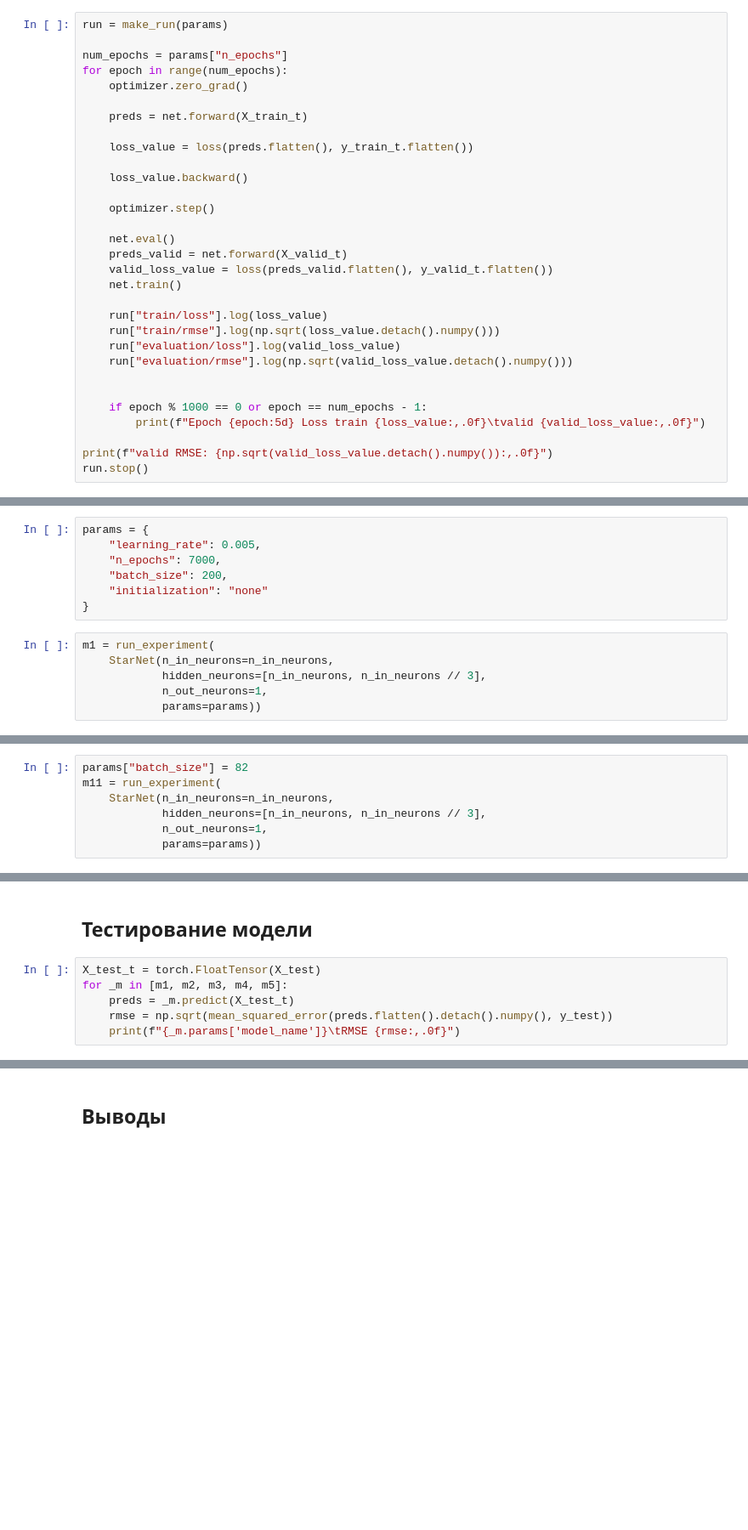
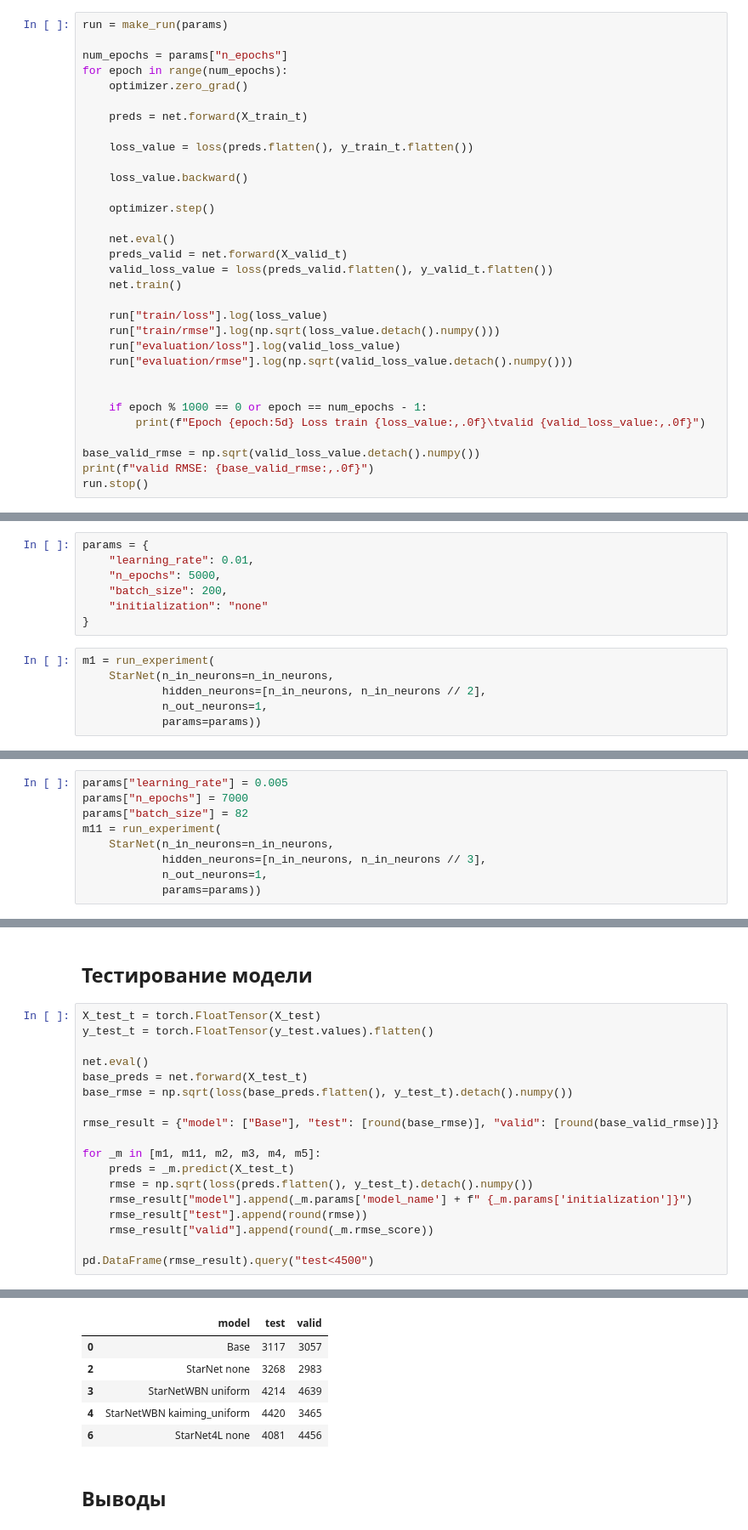
Before and after one commit to dimdasci/yp14-torch-nn-refression, a Jupyter notebook: notebooks/yp14-star-temperature-prediction.ipynb, the cells around one changed output, grey strips where cells are left out. Shown at 85% size. Drawn from its saved outputs; the diff is of its cells as text; blank space fills up the shorter version.

Commit message:
added test loop for all models

```diff
--- a/notebooks/yp14-star-temperature-prediction.ipynb
+++ b/notebooks/yp14-star-temperature-prediction.ipynb
@@ -1169,6 +1169,7 @@ for epoch in range(num_epochs):
     if epoch % 1000 == 0 or epoch == num_epochs - 1:
         print(f"Epoch {epoch:5d} Loss train {loss_value:,.0f}\tvalid {valid_loss_value:,.0f}")
 
-print(f"valid RMSE: {np.sqrt(valid_loss_value.detach().numpy()):,.0f}")
+base_valid_rmse = np.sqrt(valid_loss_value.detach().numpy())
+print(f"valid RMSE: {base_valid_rmse:,.0f}")
 run.stop()
 # %% [output]
@@ -1200,15 +1199,15 @@ def run_experiment(_model):
     return _model
 # %%
 params = {
-    "learning_rate": 0.005,
-    "n_epochs": 7000,
+    "learning_rate": 0.01,
+    "n_epochs": 5000,
     "batch_size": 200,
     "initialization": "none"
 }
 # %%
 m1 = run_experiment(
     StarNet(n_in_neurons=n_in_neurons,
-            hidden_neurons=[n_in_neurons, n_in_neurons // 3],
+            hidden_neurons=[n_in_neurons, n_in_neurons // 2],
             n_out_neurons=1,
             params=params))
 # %% [output]
@@ -1235,4 +1234,6 @@ https://app.neptune.ai/dimds/yp14-nn-regression/e/YPNNREG-153
 # %%
+params["learning_rate"] = 0.005
+params["n_epochs"] = 7000
 params["batch_size"] = 82
 m11 = run_experiment(
     StarNet(n_in_neurons=n_in_neurons,
@@ -1376,8 +1377,20 @@ https://app.neptune.ai/dimds/yp14-nn-regression/e/YPNNREG-158
 ## Тестирование модели
 # %%
 X_test_t = torch.FloatTensor(X_test)
-for _m in [m1, m2, m3, m4, m5]:
+y_test_t = torch.FloatTensor(y_test.values).flatten()
+
+net.eval()
+base_preds = net.forward(X_test_t)
+base_rmse = np.sqrt(loss(base_preds.flatten(), y_test_t).detach().numpy())
+
+rmse_result = {"model": ["Base"], "test": [round(base_rmse)], "valid": [round(base_valid_rmse)]}
+
+for _m in [m1, m11, m2, m3, m4, m5]:
     preds = _m.predict(X_test_t)
-    rmse = np.sqrt(mean_squared_error(preds.flatten().detach().numpy(), y_test))
-    print(f"{_m.params['model_name']}\tRMSE {rmse:,.0f}")
+    rmse = np.sqrt(loss(preds.flatten(), y_test_t).detach().numpy())
+    rmse_result["model"].append(_m.params['model_name'] + f" {_m.params['initialization']}")
+    rmse_result["test"].append(round(rmse))
+    rmse_result["valid"].append(round(_m.rmse_score))
+
+pd.DataFrame(rmse_result).query("test<4500")
 # %% [output]
@@ -1389,2 +1397,8 @@ StarNet4L       RMSE 3,938
+|  | model | test | valid |
+| 0 | Base | 3117 | 3057 |
+| 2 | StarNet none | 3268 | 2983 |
+| 3 | StarNetWBN uniform | 4214 | 4639 |
+| 4 | StarNetWBN kaiming_uniform | 4420 | 3465 |
+| 6 | StarNet4L none | 4081 | 4456 |
 # %% [markdown]
 ## Выводы
```
Also changed, not shown: parts of 14 cells of this notebook.
